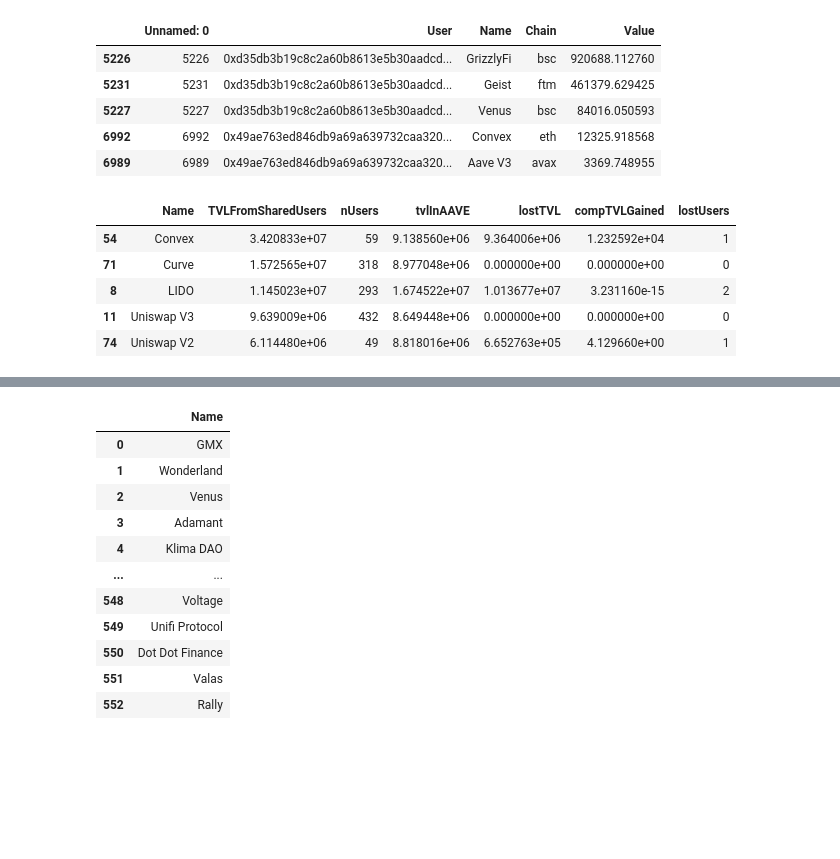
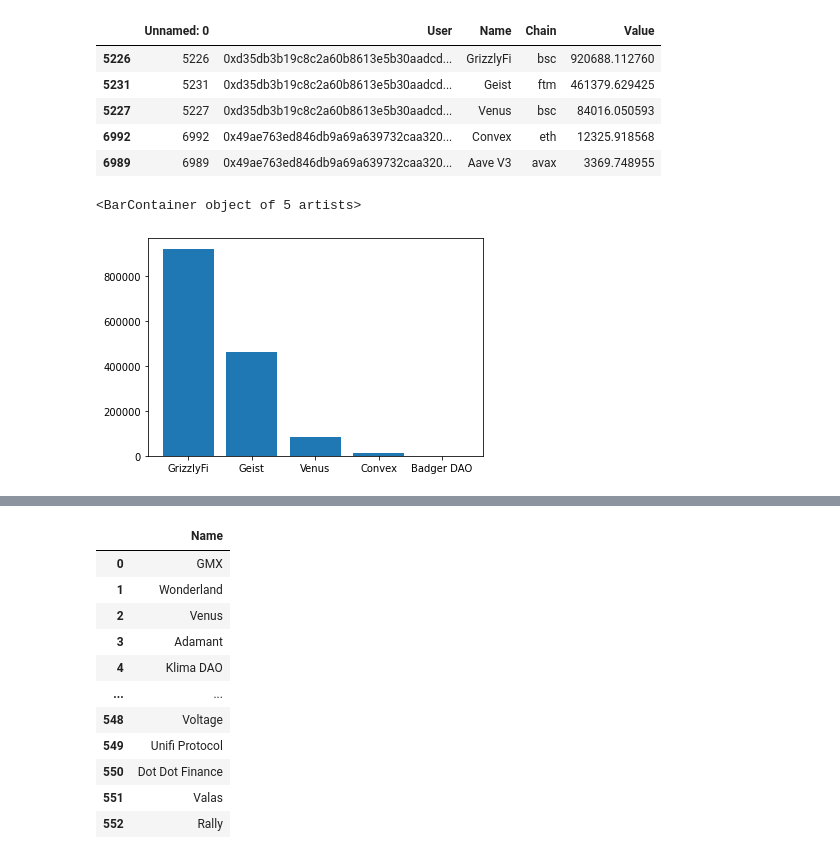
Before and after one commit to RoboVault/Insights, a Jupyter notebook: AAVE analysis quick.ipynb, the cells around one changed output, grey strips where cells are left out. Saved outputs shown, nothing was run; the diff lists cells and outputs as text; code cells hidden in the pictures; blank space fills up the shorter version.

Commit message:
messing around with some ML on AAVE

```diff
--- a/AAVE analysis quick.ipynb
+++ b/AAVE analysis quick.ipynb
@@ -180,3 +147,4 @@ for item in exclude :
 compDf = pd.DataFrame({'Name' : otherApps})
 
 lostUserDf = userDf[userDf.User.isin(lostUsers)]
+newUserDf = userDf[userDf.User.isin(newUsers)]
@@ -211,6 +208,14 @@ def lostUsers(row):
     return len(lostUserDf[lostUserDf.Name == row['Name']])
 
 
+def compTVLLost(row):
+    return newUserDf[newUserDf.Name == row['Name']]['Value'].sum()
+
+def countNewUsers(row):
+    return len(newUserDf[newUserDf.Name == row['Name']])
+
+
+
 compDf['TVLFromSharedUsers'] =  compDf.apply(compTVL, axis=1)
 compDf['nUsers'] =  compDf.apply(compUsers, axis=1)
 compDf['tvlInAAVE'] = compDf.apply(tvlInAAVE, axis=1)
@@ -218,13 +223,15 @@ compDf['tvlInAAVE'] = compDf.apply(tvlInAAVE, axis=1)
 compDf['lostTVL'] =  compDf.apply(lostTVL, axis=1)
 compDf['compTVLGained'] =  compDf.apply(compTVLGained, axis=1)
 compDf['lostUsers'] =  compDf.apply(lostUsers, axis=1)
+
+compDf['newUsers'] =  compDf.apply(countNewUsers, axis=1)
+compDf['compTVLNew'] =  compDf.apply(compTVLLost, axis=1)
 # %%
 # Of competitors what are N largest protocols that users are using (by TVL)
-compDf.nlargest(5,['TVLFromSharedUsers'])
+largestComps = compDf.nlargest(5,['compTVLGained'])
+
+
+plt.bar(largestComps['Name'], largestComps['compTVLGained'])
 # %% [output]
-|  | Name | TVLFromSharedUsers | nUsers | tvlInAAVE | lostTVL | compTVLGained | lostUsers |
-| 54 | Convex | 3.420833e+07 | 59 | 9.138560e+06 | 9.364006e+06 | 1.232592e+04 | 1 |
-| 71 | Curve | 1.572565e+07 | 318 | 8.977048e+06 | 0.000000e+00 | 0.000000e+00 | 0 |
-| 8 | LIDO | 1.145023e+07 | 293 | 1.674522e+07 | 1.013677e+07 | 3.231160e-15 | 2 |
-| 11 | Uniswap V3 | 9.639009e+06 | 432 | 8.649448e+06 | 0.000000e+00 | 0.000000e+00 | 0 |
-| 74 | Uniswap V2 | 6.114480e+06 | 49 | 8.818016e+06 | 6.652763e+05 | 4.129660e+00 | 1 |
+<BarContainer object of 5 artists>
+[figure, added]
```
Also changed, not shown: parts of 19 cells of this notebook, 1 other file.
